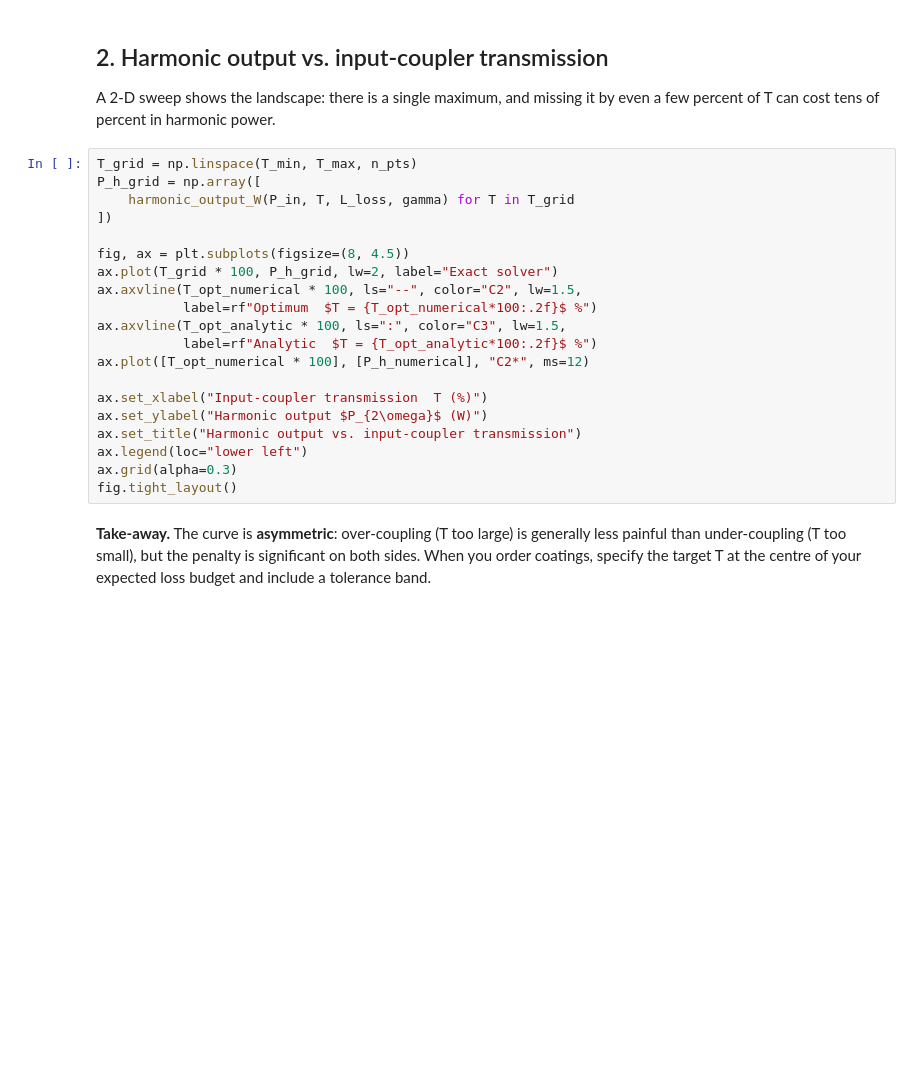
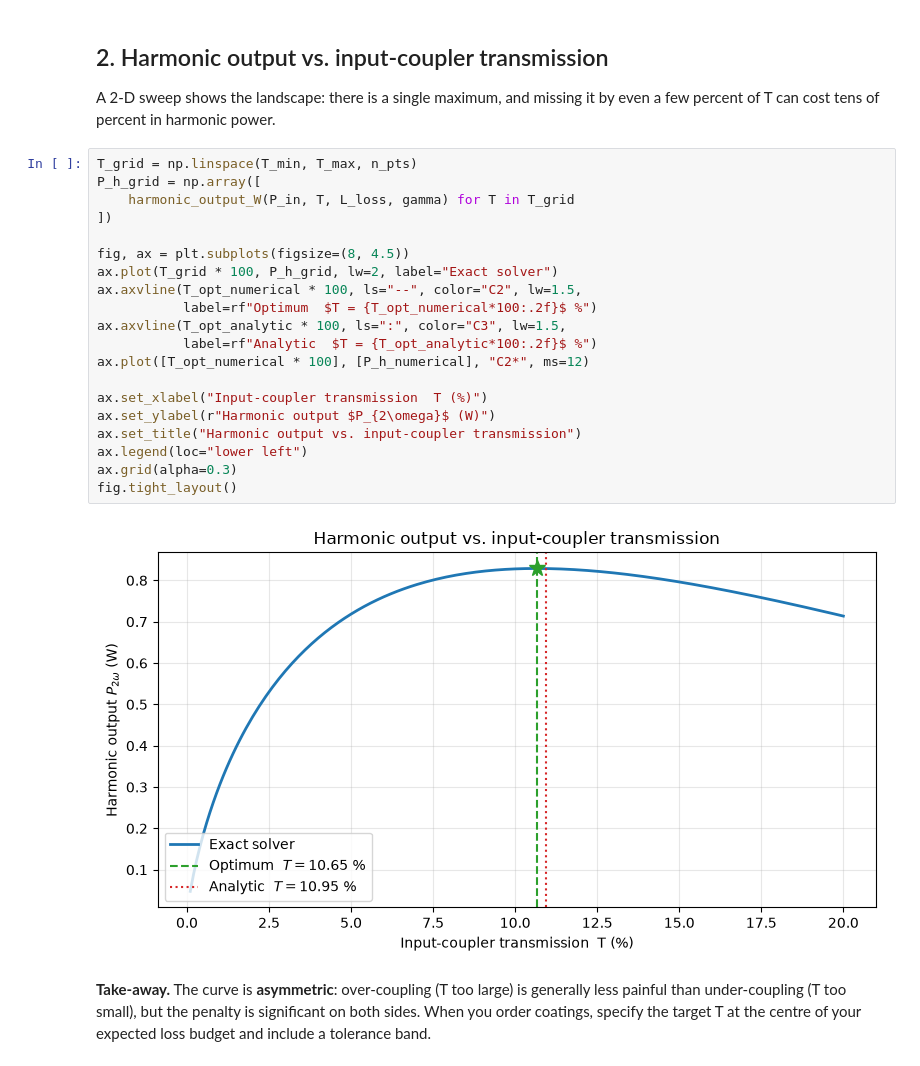
Before and after one commit to uwarring82/mg-plus-uv-chain, a Jupyter notebook: docs/tutorials/03-optimal-input-coupler.ipynb, the cells around one changed output. Drawn from its saved outputs; the diff is of its cells as text; blank space fills up the shorter version.

```diff
--- a/docs/tutorials/03-optimal-input-coupler.ipynb
+++ b/docs/tutorials/03-optimal-input-coupler.ipynb
@@ -116,23 +116,25 @@ by even a few percent of T can cost tens of percent in harmonic power.
 # %%
 T_grid = np.linspace(T_min, T_max, n_pts)
 P_h_grid = np.array([
     harmonic_output_W(P_in, T, L_loss, gamma) for T in T_grid
 ])
 
 fig, ax = plt.subplots(figsize=(8, 4.5))
 ax.plot(T_grid * 100, P_h_grid, lw=2, label="Exact solver")
 ax.axvline(T_opt_numerical * 100, ls="--", color="C2", lw=1.5,
            label=rf"Optimum  $T = {T_opt_numerical*100:.2f}$ %")
 ax.axvline(T_opt_analytic * 100, ls=":", color="C3", lw=1.5,
            label=rf"Analytic  $T = {T_opt_analytic*100:.2f}$ %")
 ax.plot([T_opt_numerical * 100], [P_h_numerical], "C2*", ms=12)
 
 ax.set_xlabel("Input-coupler transmission  T (%)")
-ax.set_ylabel("Harmonic output $P_{2\omega}$ (W)")
+ax.set_ylabel(r"Harmonic output $P_{2\omega}$ (W)")
 ax.set_title("Harmonic output vs. input-coupler transmission")
 ax.legend(loc="lower left")
 ax.grid(alpha=0.3)
 fig.tight_layout()
+# %% [output]
+[figure, added]
 # %% [markdown]
 **Take-away.** The curve is **asymmetric**: over-coupling (T too large) is
 generally less painful than under-coupling (T too small), but the penalty
```
Also changed, not shown: parts of 1 cell of this notebook, 26 other files.
